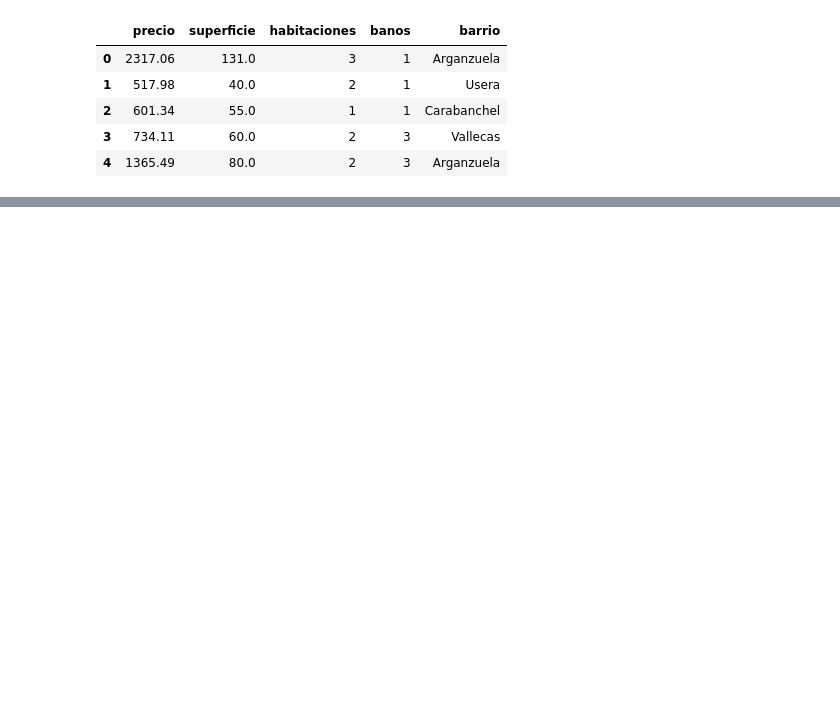
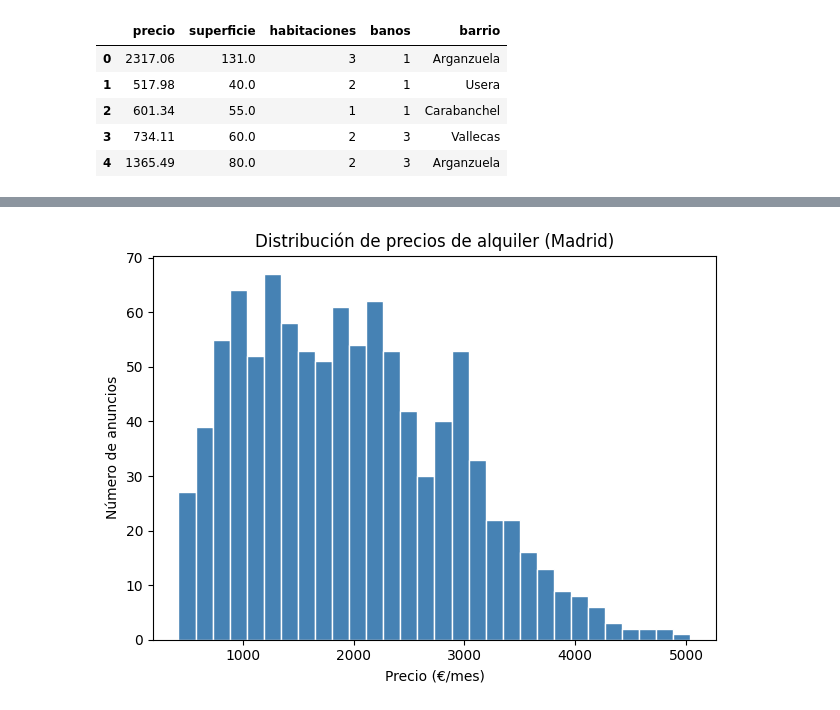
Before and after one commit to yanjunchenye/madrid_rental_analysis, a Jupyter notebook: notebooks/analisis.ipynb, the cells around one changed output, grey strips where cells are left out. Drawn from its saved outputs; the diff is of its cells as text; code cells hidden in the pictures; blank space fills up the shorter version.

```diff
--- a/notebooks/analisis.ipynb
+++ b/notebooks/analisis.ipynb
@@ -21,0 +74,9 @@ df.head()
+# %%
+df["precio"].plot(kind="hist", bins=30, color="steelblue", edgecolor="white")
+plt.title("Distribución de precios de alquiler (Madrid)")
+plt.xlabel("Precio (€/mes)")
+plt.ylabel("Número de anuncios")
+plt.tight_layout()
+plt.show()
+# %% [output]
+[figure, added]
```
Also changed, not shown: parts of 9 cells of this notebook.
